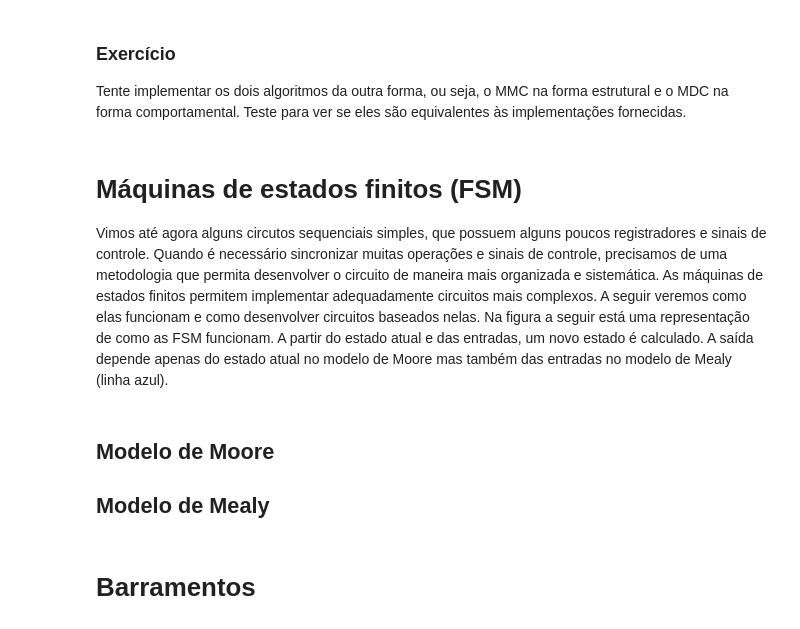
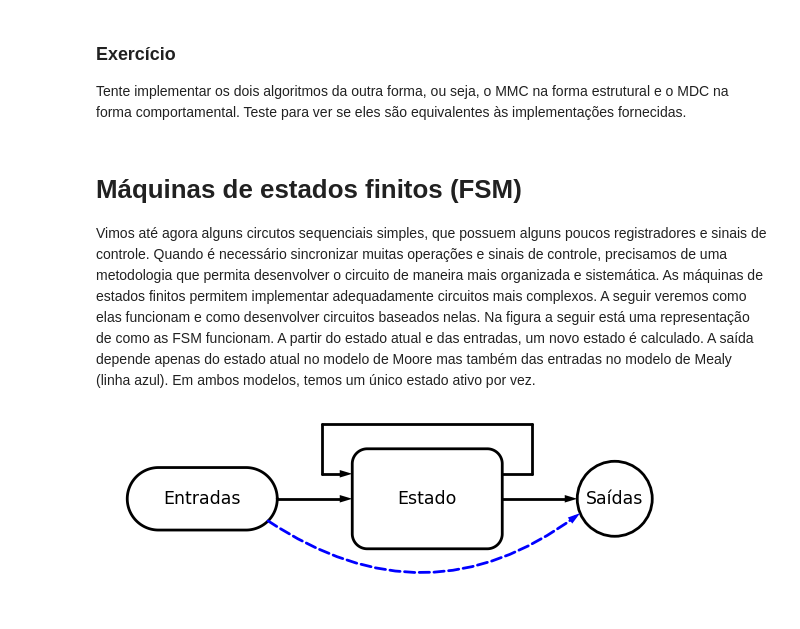
Before and after one commit to menotti/ld, a Jupyter notebook: Livro.ipynb, the cells around one changed output. Cells and saved outputs as stored; diff of their text form; code cells hidden in the pictures.

```diff
--- a/Livro.ipynb
+++ b/Livro.ipynb
@@ -3118,19 +3472,29 @@ Tente implementar os dois algoritmos da outra forma, ou seja, o MMC na forma est
 # %% [markdown]
 # Máquinas de estados finitos (FSM)
 
-Vimos até agora alguns circutos sequenciais simples, que possuem alguns poucos registradores e sinais de controle. Quando é necessário sincronizar muitas operações e sinais de controle, precisamos de uma metodologia que permita desenvolver o circuito de maneira mais organizada e sistemática. As máquinas de estados finitos permitem implementar adequadamente circuitos mais complexos. A seguir veremos como elas funcionam e como desenvolver circuitos baseados nelas. Na figura a seguir está uma representação de como as FSM funcionam. A partir do estado atual e das entradas, um novo estado é calculado. A saída depende apenas do estado atual no modelo de Moore mas também das entradas no modelo de Mealy (linha azul).
+Vimos até agora alguns circutos sequenciais simples, que possuem alguns poucos registradores e sinais de controle. Quando é necessário sincronizar muitas operações e sinais de controle, precisamos de uma metodologia que permita desenvolver o circuito de maneira mais organizada e sistemática. As máquinas de estados finitos permitem implementar adequadamente circuitos mais complexos. A seguir veremos como elas funcionam e como desenvolver circuitos baseados nelas. Na figura a seguir está uma representação de como as FSM funcionam. A partir do estado atual e das entradas, um novo estado é calculado. A saída depende apenas do estado atual no modelo de Moore mas também das entradas no modelo de Mealy (linha azul). Em ambos modelos, temos  um único estado ativo por vez.
 # %%
 # @title
+# import matplotlib.pyplot as plt
+# plt.xkcd()
+# plt.rcdefaults()
 d = schemdraw.Drawing()
 d.add(inicio := flow.Terminal().label('Entradas').drop('E'))
-d.add(a := flow.Arrow())
+d += elm.Line(arrow='->').right(d.unit/2)
 d.add(estado := flow.RoundBox(label='Estado'))
-d.add(flow.Arrow())
+d += elm.Line(arrow='->').right(d.unit/2)
 d.add(fim := flow.Connect().label('Saídas'))
 #feedback
-d.add(flow.Arrow().at(estado.E).right(d.unit/4))
-d.add(flow.Line(arrow='->').up(d.unit/2))
-d.add(flow.Wire('c', k=-4.5, arrow='->').to(estado.W))
+#d.add(flow.Arrow().at(estado.E).right(d.unit/4))
+#d.add(flow.Line(arrow='->').up(d.unit/2))
+#d.add(flow.Wire('c', k=-4.5, arrow='->').to(estado.W))
+d += elm.Line(arrow='-').at(estado.ENE).right(d.unit/5)
+d += elm.Line(arrow='-').up(d.unit/3)
+d += elm.Line(arrow='-').left(d.unit*1.4)
+d += elm.Line(arrow='-').down(d.unit/3)
+d += elm.Line(arrow='->').right(d.unit/5)
 #forward
-d.add(flow.Wire('n', k=-1.5, arrow='->', color='blue').at(inicio.E).to(fim.W))
+d += elm.Arc2(arrow='->', color='blue', k=-0.35, ls='--').at(inicio.SE).to(fim.WSW)
 d.draw()
+# %% [output]
+[figure, added]
@@ -3158,8 +3500,0 @@ digraph G {
-# %% [markdown]
-
-
-## Modelo de Moore
-
-## Modelo de Mealy
-# %% [markdown]
-# Barramentos
```
Also changed, not shown: parts of 144 cells of this notebook.
